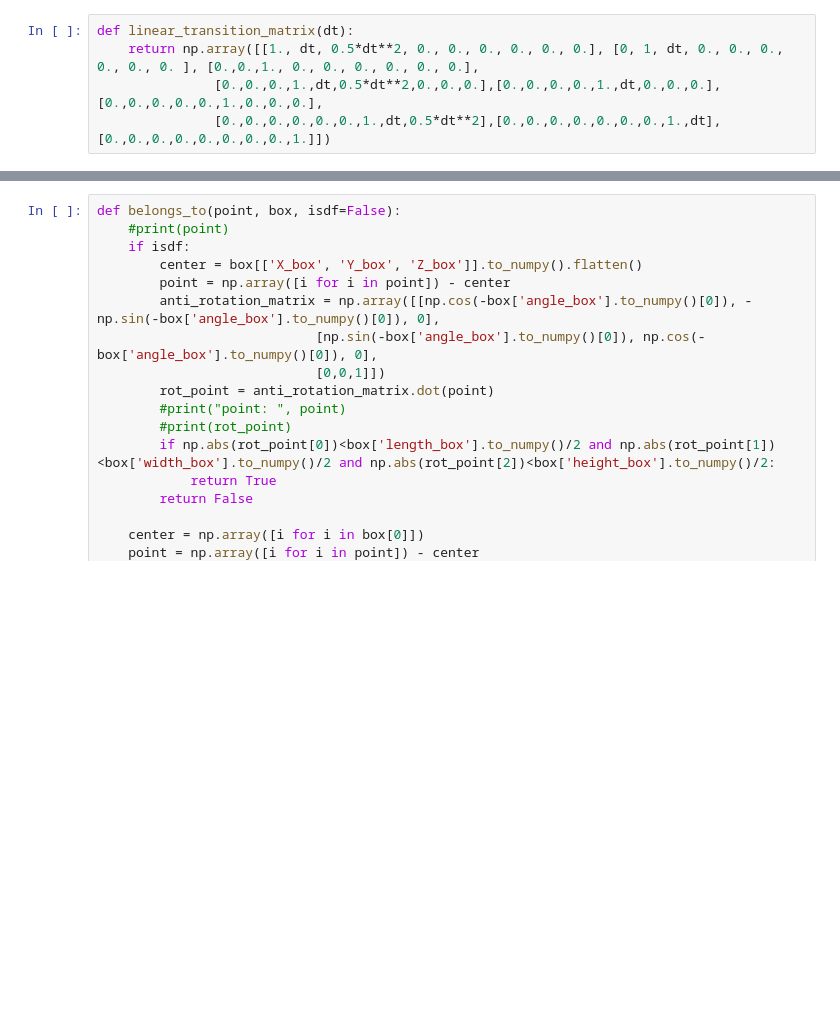
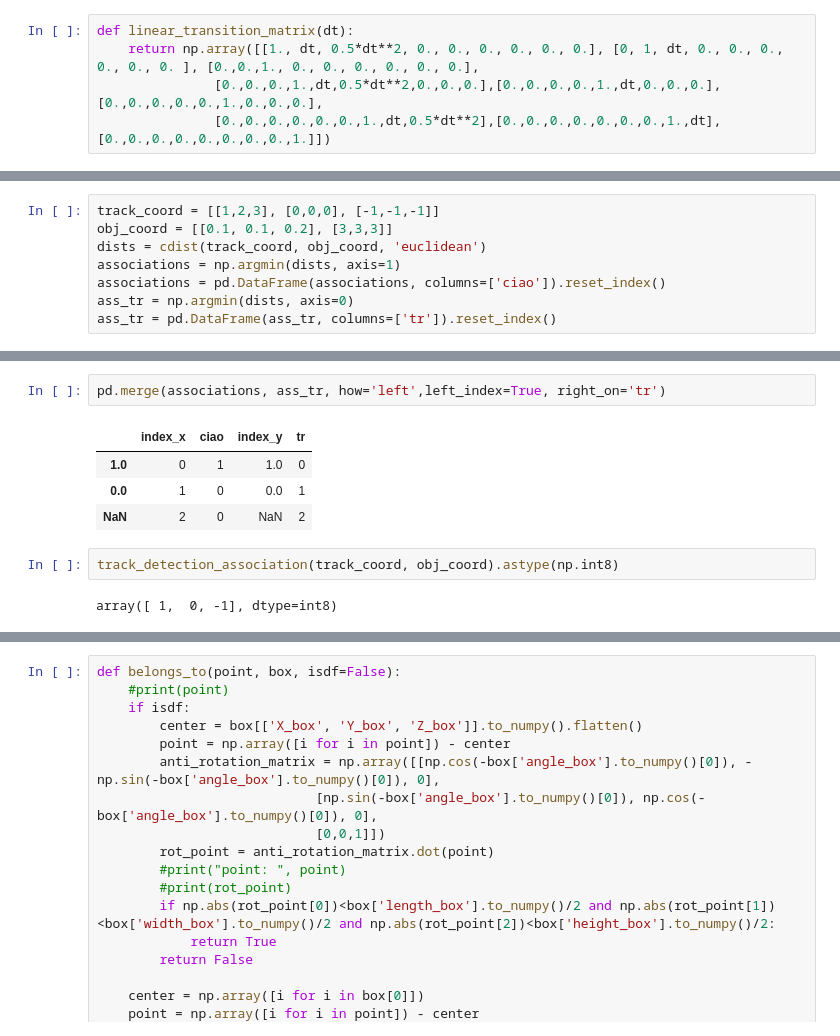
Before and after one commit to davidecarrara98/Multi-Object-Tracking-in-Complex-Urban-Scenarios, a Jupyter notebook: Under Development/Vale/Tracker class + Kalman Filter.ipynb, the cells around one changed output, grey strips where cells are left out. Drawn from its saved outputs; the diff is of its cells as text; blank space fills up the shorter version.

```diff
--- a/Under Development/Vale/Tracker class + Kalman Filter.ipynb
+++ b/Under Development/Vale/Tracker class + Kalman Filter.ipynb
@@ -288,3 +307,11 @@ class Object:
 
     def __str__(self):
         return "x: %f, y:%f, z:%f, length:%f, width:%f, height:%f, angle:%f, camera:%d \n" %(self.x, self.y, self.z, self.length, self.width, self.height, self.angle, self.camera)
+# %%
+track_coord = [[1,2,3], [0,0,0], [-1,-1,-1]]
+obj_coord = [[0.1, 0.1, 0.2], [3,3,3]]
+dists = cdist(track_coord, obj_coord, 'euclidean')
+associations = np.argmin(dists, axis=1)
+associations = pd.DataFrame(associations, columns=['ciao']).reset_index()
+ass_tr = np.argmin(dists, axis=0)
+ass_tr = pd.DataFrame(ass_tr, columns=['tr']).reset_index()
@@ -291,3 +340,14 @@ class Object:
+# %%
+pd.merge(associations, ass_tr, how='left',left_index=True, right_on='tr')
+# %% [output]
+|  | index_x | ciao | index_y | tr |
+| 1.0 | 0 | 1 | 1.0 | 0 |
+| 0.0 | 1 | 0 | 0.0 | 1 |
+| NaN | 2 | 0 | NaN | 2 |
+# %%
+track_detection_association(track_coord, obj_coord).astype(np.int8)
+# %% [output]
+array([ 1,  0, -1], dtype=int8)
 # %%
 #Fill this functions with chosen approach
 
```
Also changed, not shown: parts of 10 cells of this notebook.
